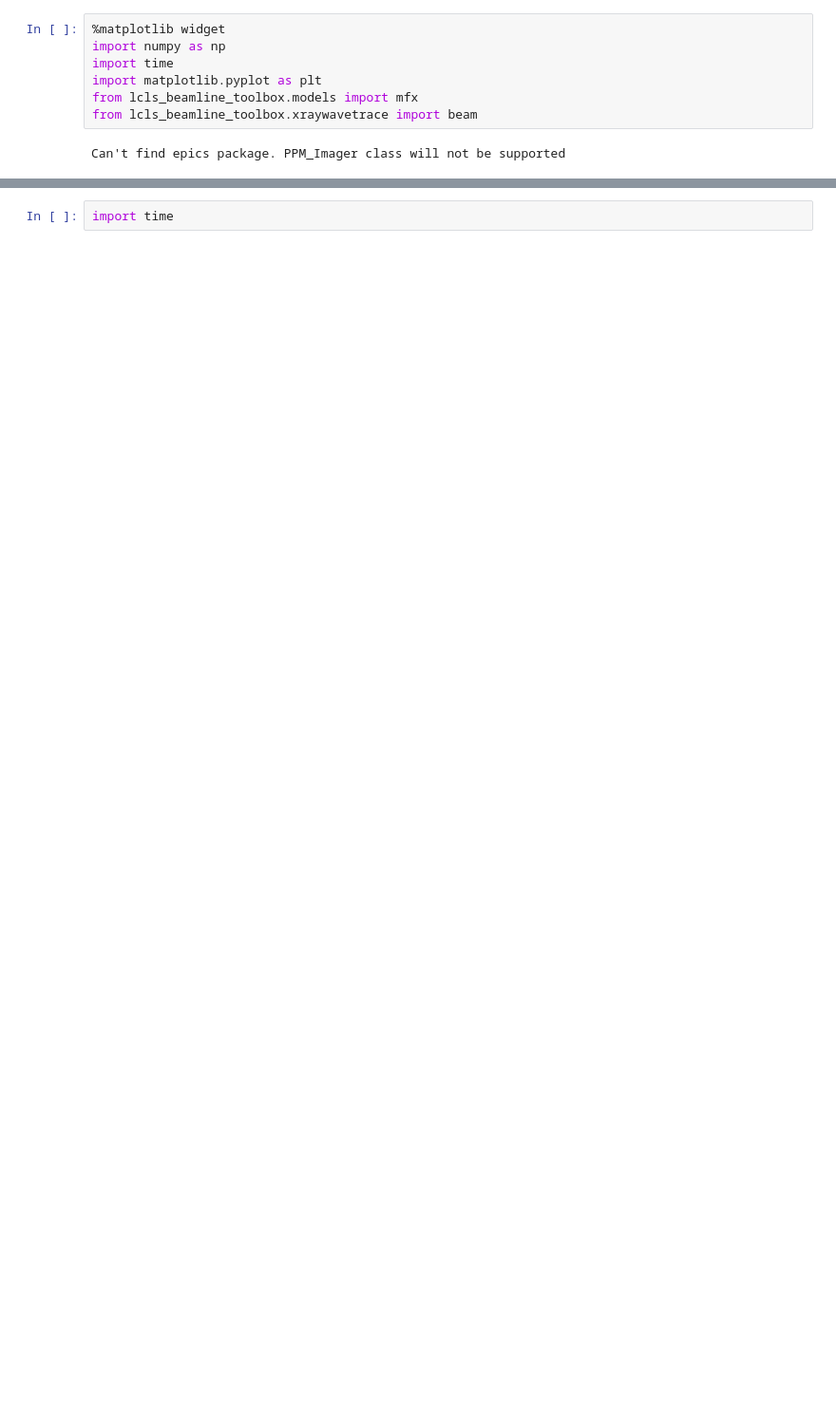
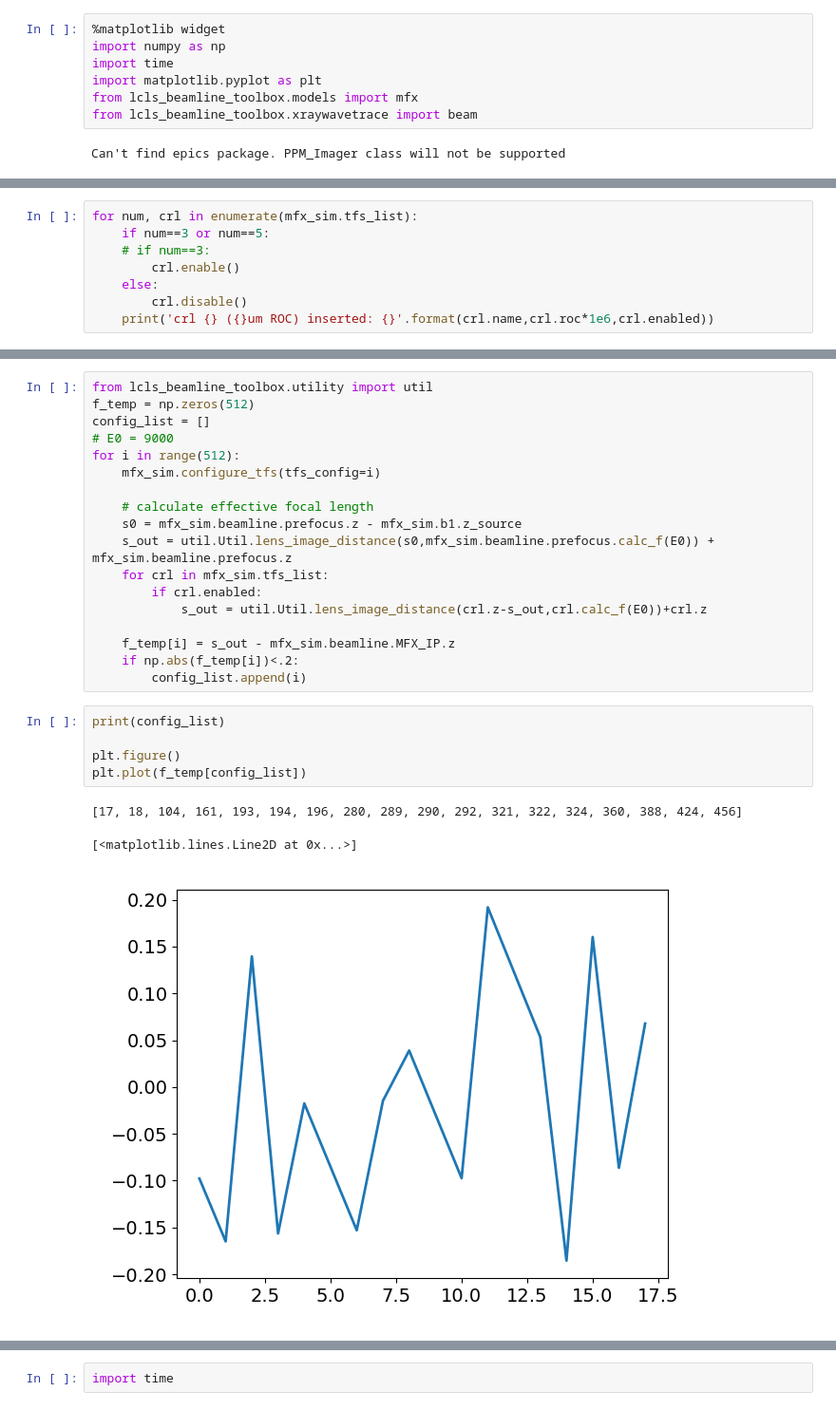
Before and after one commit to mseaberg/lcls_beamline_toolbox, a Jupyter notebook: scripts/mfx_test.ipynb, the cells around one changed output, grey strips where cells are left out. Shown at 95% size. Drawn from its saved outputs; the diff is of its cells as text; blank space fills up the shorter version.

```diff
--- a/scripts/mfx_test.ipynb
+++ b/scripts/mfx_test.ipynb
@@ -17,3 +17,11 @@ mfx_sim = mfx.MFX(9500,N=512, multi_beam=True)
 # ax and/or ay arguments for undulator pointing. These are in units of radians, and based on my understanding, the pivot point of the rotation is about
 # the upstream end of the undulators about 100m upstream of the undulator exit.
 # mfx_sim.undulator_pointing(ax=1e-6,ay=1e-6)
+# %%
+for num, crl in enumerate(mfx_sim.tfs_list):
+    if num==3 or num==5:
+    # if num==3:
+        crl.enable()
+    else:
+        crl.disable()
+    print('crl {} ({}um ROC) inserted: {}'.format(crl.name,crl.roc*1e6,crl.enabled))
@@ -19,0 +38,27 @@ mfx_sim = mfx.MFX(9500,N=512, multi_beam=True)
+# %%
+from lcls_beamline_toolbox.utility import util
+f_temp = np.zeros(512)
+config_list = []
+# E0 = 9000
+for i in range(512):
+    mfx_sim.configure_tfs(tfs_config=i)
+
+    # calculate effective focal length
+    s0 = mfx_sim.beamline.prefocus.z - mfx_sim.b1.z_source
+    s_out = util.Util.lens_image_distance(s0,mfx_sim.beamline.prefocus.calc_f(E0)) + mfx_sim.beamline.prefocus.z
+    for crl in mfx_sim.tfs_list:
+        if crl.enabled:
+            s_out = util.Util.lens_image_distance(crl.z-s_out,crl.calc_f(E0))+crl.z
+
+    f_temp[i] = s_out - mfx_sim.beamline.MFX_IP.z
+    if np.abs(f_temp[i])<.2:
+        config_list.append(i)
+# %%
+print(config_list)
+
+plt.figure()
+plt.plot(f_temp[config_list])
+# %% [output]
+[17, 18, 104, 161, 193, 194, 196, 280, 289, 290, 292, 321, 322, 324, 360, 388, 424, 456]
+[<matplotlib.lines.Line2D at 0x...>]
+[figure, added]
```
Also changed, not shown: parts of 11 cells of this notebook, 3 other files.
